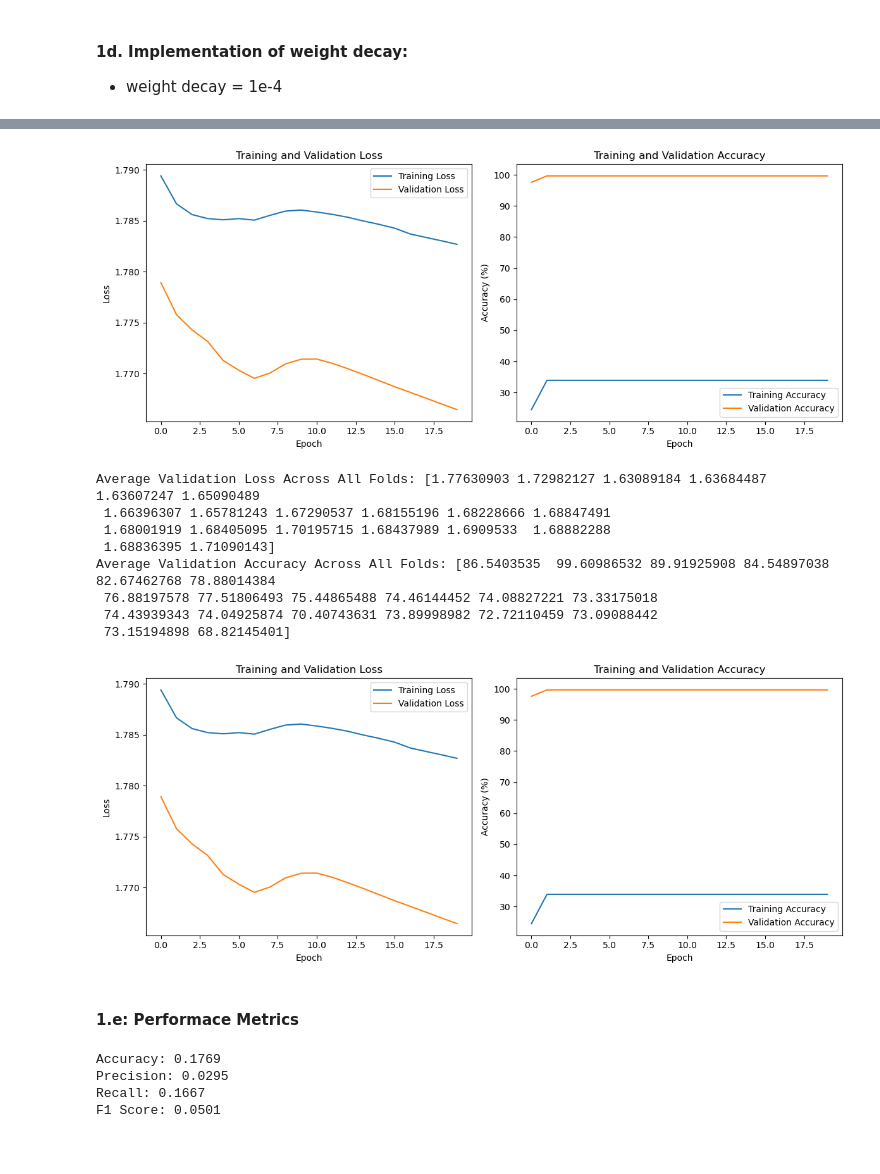
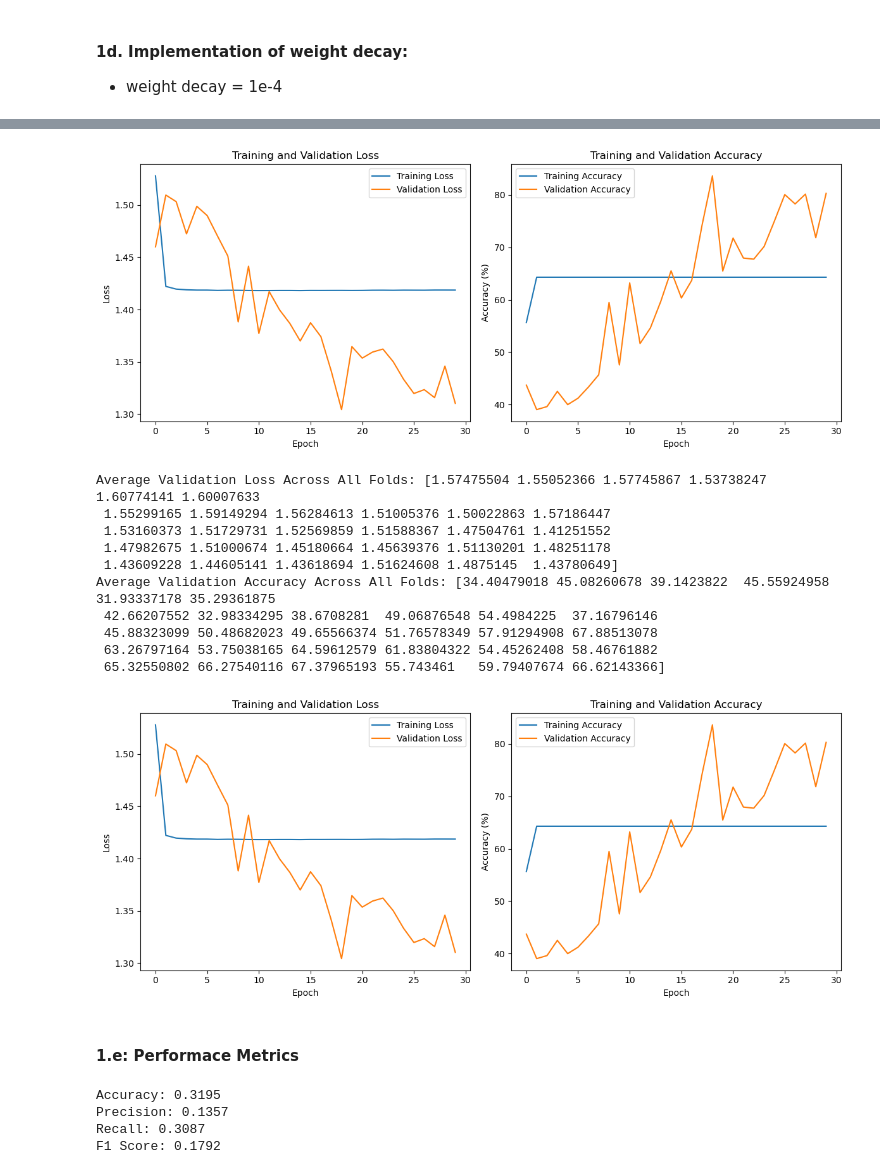
Before and after one commit to Simurgh818/Practical_2, a Jupyter notebook: Q1.ipynb, the cells around one changed output, grey strips where cells are left out. Saved outputs shown, nothing was run; the diff lists cells and outputs as text; code cells hidden in the pictures.

Commit message:
30 epochs, learning rate 1e-4, weight decay 1e-1

```diff
--- a/Q1.ipynb
+++ b/Q1.ipynb
@@ -584,9 +588,9 @@ Average Validation Accuracy Across All Folds: [ 8.34862468 12.2294596  13.693263
 # %%
 batch_size = 64
 # %%
-num_epochs = 20
+num_epochs = 30
 weight_decay = 1e-1
-learning_rate = 1e-5
+learning_rate = 1e-4
 # Define the number of folds
 k_folds = 2
 kf = KFold(n_splits=k_folds)
@@ -674,7 +678,7 @@ for fold, (train_index, val_index) in enumerate(kf.split(dataset)):
         epoch_val_accuracy = 100 * correct_val / total_val
 
         # Print and store losses and accuracies
-        print(f'Epoch [{epoch + 1}/num_epochs], Train Loss: {epoch_train_loss:.4f}, Val Loss: {epoch_val_loss:.4f}, Train Accuracy: {epoch_train_accuracy:.2f}%, Val Accuracy: {epoch_val_accuracy:.2f}%')
+        print(f'Epoch [{epoch + 1}/30], Train Loss: {epoch_train_loss:.4f}, Val Loss: {epoch_val_loss:.4f}, Train Accuracy: {epoch_train_accuracy:.2f}%, Val Accuracy: {epoch_val_accuracy:.2f}%')
         train_losses.append(epoch_train_loss)
         val_losses.append(epoch_val_loss)
         train_accuracies.append(epoch_train_accuracy)
@@ -734,4 +738,4 @@ Average Validation Accuracy Across All Folds: [86.5403535  99.60986532 89.919259
-[figure, old version]
+[figure, new version]
 # %%
 # Calculate and print average validation loss and accuracy across all folds
 avg_val_loss = np.mean(val_losses_all, axis=0)
@@ -761,15 +765,17 @@ plt.legend()
 plt.tight_layout()
 plt.show()
 # %% [output]
-Average Validation Loss Across All Folds: [1.77630903 1.72982127 1.63089184 1.63684487 1.63607247 1.65090489
- 1.66396307 1.65781243 1.67290537 1.68155196 1.68228666 1.68847491
- 1.68001919 1.68405095 1.70195715 1.68437989 1.6909533  1.68882288
- 1.68836395 1.71090143]
-Average Validation Accuracy Across All Folds: [86.5403535  99.60986532 89.91925908 84.54897038 82.67462768 78.88014384
- 76.88197578 77.51806493 75.44865488 74.46144452 74.08827221 73.33175018
- 74.43939343 74.04925874 70.40743631 73.89998982 72.72110459 73.09088442
- 73.15194898 68.82145401]
+Average Validation Loss Across All Folds: [1.57475504 1.55052366 1.57745867 1.53738247 1.60774141 1.60007633
+ 1.55299165 1.59149294 1.56284613 1.51005376 1.50022863 1.57186447
+ 1.53160373 1.51729731 1.52569859 1.51588367 1.47504761 1.41251552
+ 1.47982675 1.51000674 1.45180664 1.45639376 1.51130201 1.48251178
+ 1.43609228 1.44605141 1.43618694 1.51624608 1.4875145  1.43780649]
+Average Validation Accuracy Across All Folds: [34.40479018 45.08260678 39.1423822  45.55924958 31.93337178 35.29361875
+ 42.66207552 32.98334295 38.6708281  49.06876548 54.4984225  37.16796146
+ 45.88323099 50.48682023 49.65566374 51.76578349 57.91294908 67.88513078
+ 63.26797164 53.75038165 64.59612579 61.83804322 54.45262408 58.46761882
+ 65.32550802 66.27540116 67.37965193 55.743461   59.79407674 66.62143366]
-[figure, old version]
+[figure, new version]
 # %% [markdown]
 #### 1.e: Performace Metrics
 # %%
@@ -814,10 +820,10 @@ print(f'Precision: {precision:.4f}')
 print(f'Recall: {recall:.4f}')
 print(f'F1 Score: {f1:.4f}')
 # %% [output]
-Accuracy: 0.1769
-Precision: 0.0295
-Recall: 0.1667
-F1 Score: 0.0501
+Accuracy: 0.3195
+Precision: 0.1357
+Recall: 0.3087
+F1 Score: 0.1792
 # %%
 # Plot confusion matrix for accuracy
 plt.figure(figsize=(6, 6))
```
Also changed, not shown: parts of 4 cells of this notebook.
